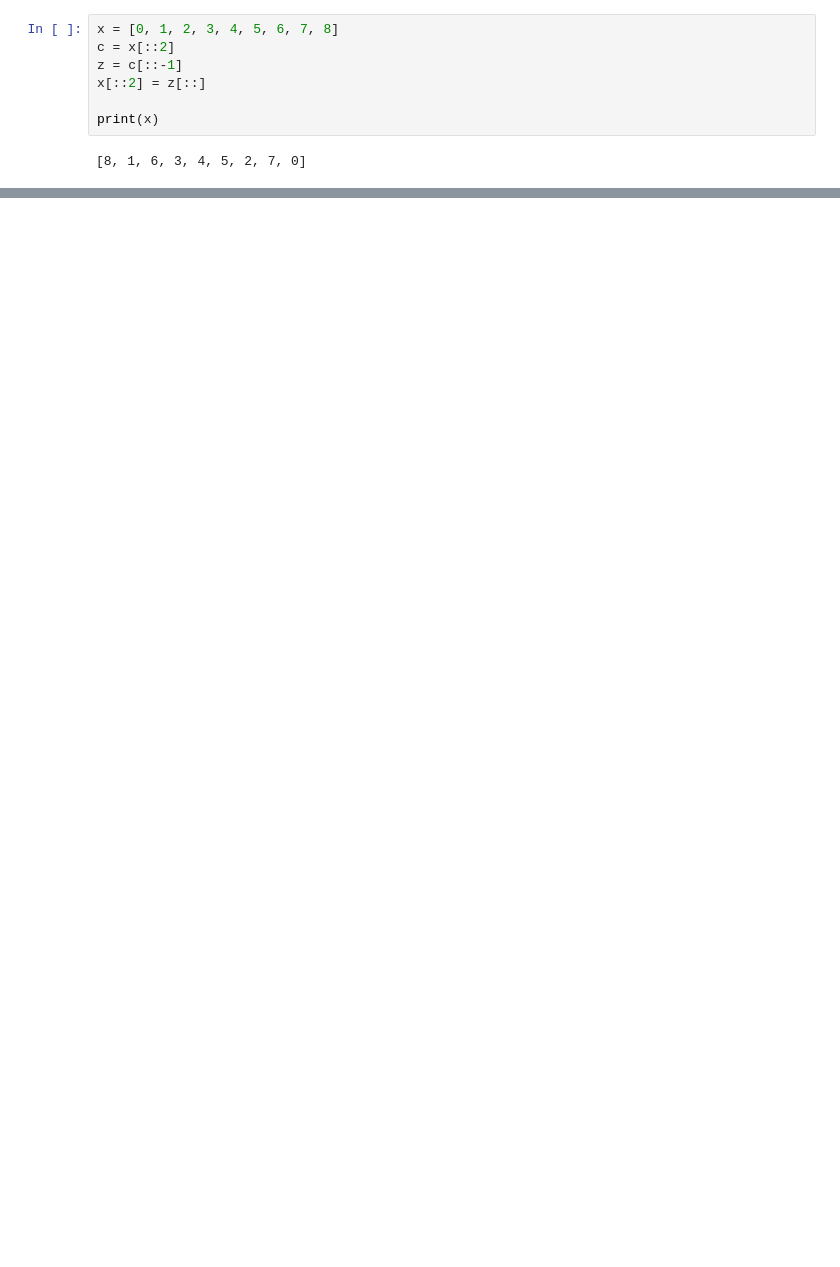
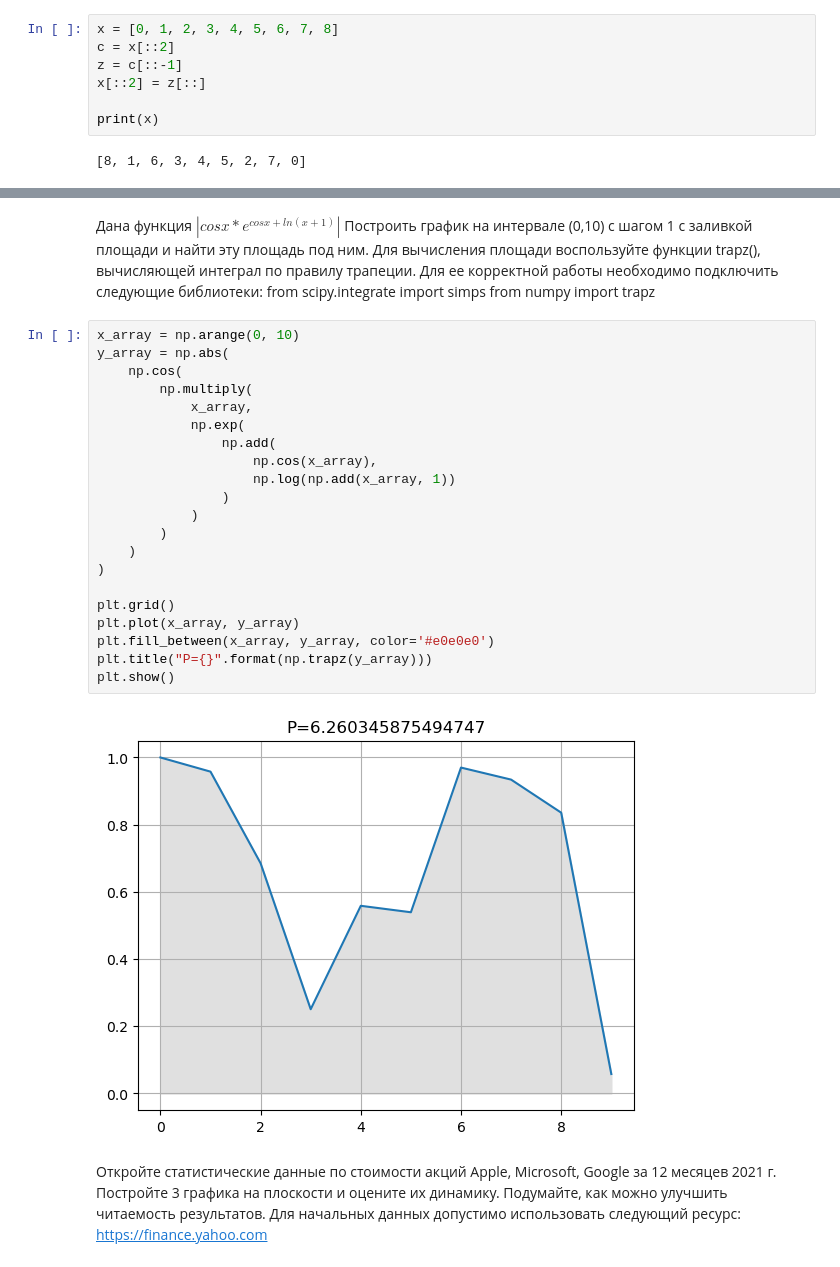
Before and after one commit to bel1ch1/ai-training, a Jupyter notebook: ii1.ipynb, the cells around one changed output, grey strips where cells are left out. Cells and saved outputs as stored; diff of their text form; blank space fills up the shorter version.

```diff
--- a/ii1.ipynb
+++ b/ii1.ipynb
@@ -70,0 +154,28 @@ print(x)
+# %% [markdown]
+Дана функция $|cos{x * e^{cos{x} + ln(x + 1)}}|$
+Построить график на интервале (0,10) с шагом 1 с заливкой площади и найти эту площадь под ним. Для вычисления площади воспользуйте функции trapz(), вычисляющей интеграл по правилу трапеции. Для ее корректной работы необходимо подключить следующие библиотеки: from scipy.integrate import simps from numpy import trapz
+# %%
+x_array = np.arange(0, 10)
+y_array = np.abs(
+    np.cos(
+        np.multiply(
+            x_array,
+            np.exp(
+                np.add(
+                    np.cos(x_array),
+                    np.log(np.add(x_array, 1))
+                )
+            )
+        )
+    )
+)
+
+plt.grid()
+plt.plot(x_array, y_array)
+plt.fill_between(x_array, y_array, color='#e0e0e0')
+plt.title("P={}".format(np.trapz(y_array)))
+plt.show()
+# %% [output]
+[figure, added]
+# %% [markdown]
+Откройте статистические данные по стоимости акций Apple, Microsoft, Google за 12 месяцев 2021 г. Постройте 3 графика на плоскости и оцените их динамику. Подумайте, как можно улучшить читаемость результатов. Для начальных данных допустимо использовать следующий ресурс: https://finance.yahoo.com
```
Also changed, not shown: parts of 23 cells of this notebook.
